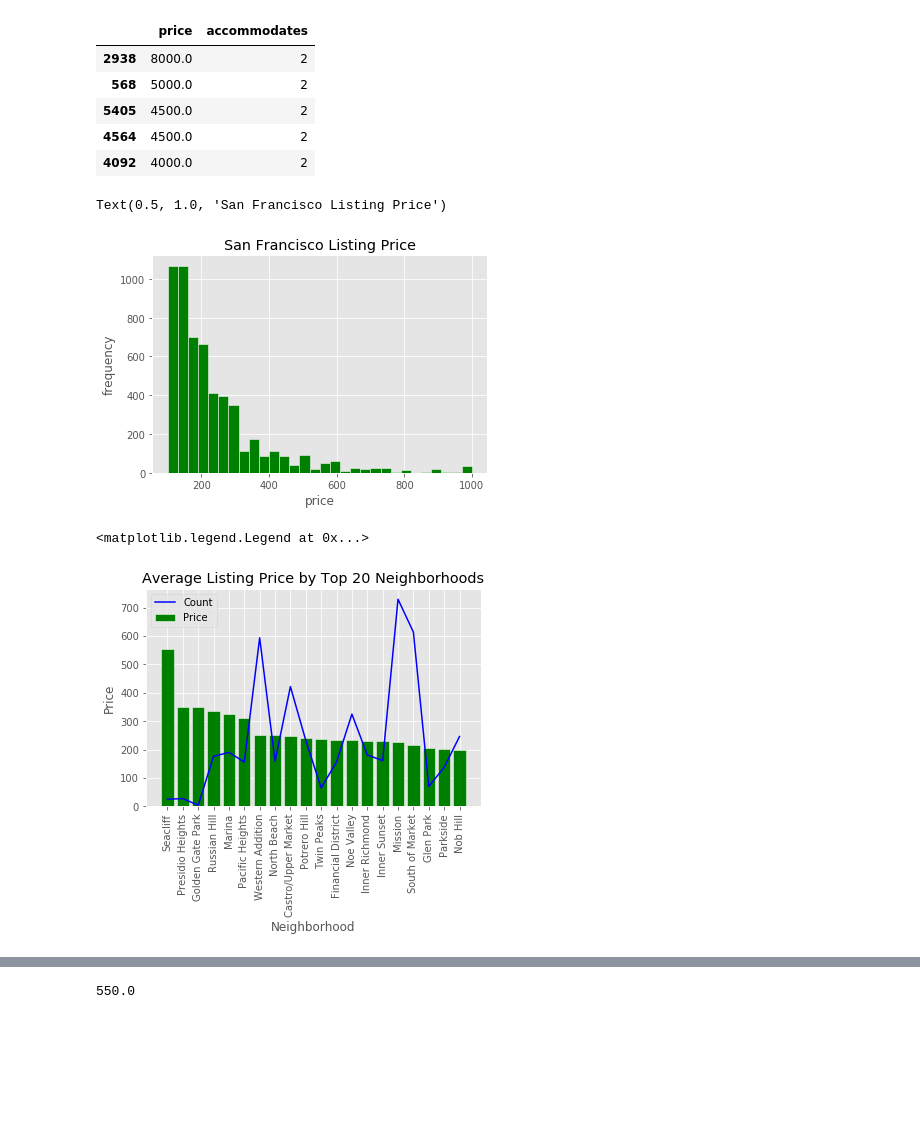
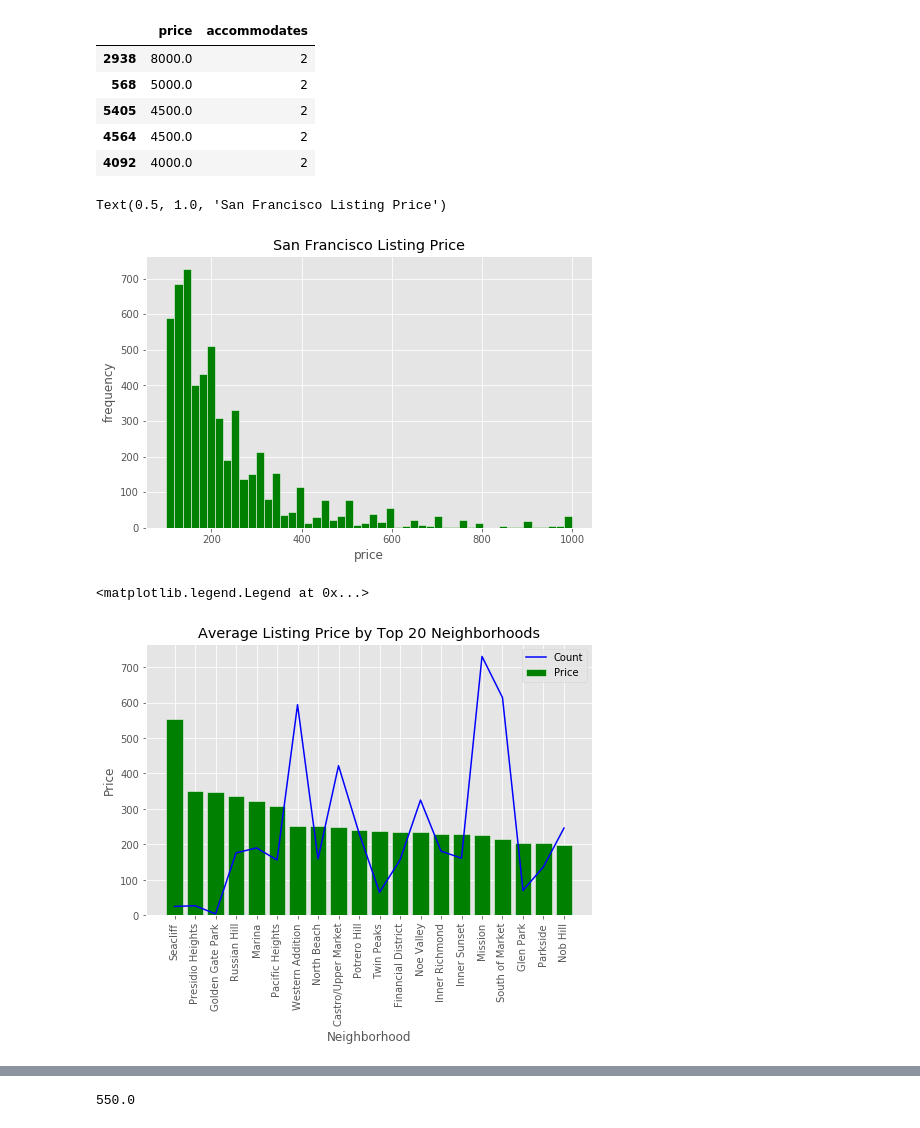
Before and after one commit to helen-tong/airbnb_1, a Jupyter notebook: eda.ipynb, the cells around one changed output, grey strips where cells are left out. Drawn from its saved outputs; the diff is of its cells as text; code cells hidden in the pictures; blank space fills up the shorter version.

Commit message:
load bigger images

```diff
--- a/eda.ipynb
+++ b/eda.ipynb
@@ -339,16 +339,16 @@ accomm.head()
 | 4564 | 4500.0 | 2 |
 | 4092 | 4000.0 | 2 |
 # %%
-fig, ax = plt.subplots()
-a = ax.hist(airbnb.price, bins=30, range=(100,1000), edgecolor='white', color='green')
+fig, ax = plt.subplots(figsize=(8,5))
+a = ax.hist(airbnb.price, bins=50, range=(100,1000), edgecolor='white', color='green')
 ax.set_xlabel('price')
 ax.set_ylabel('frequency')
 ax.set_title('San Francisco Listing Price')
 # %% [output]
 Text(0.5, 1.0, 'San Francisco Listing Price')
-[figure, old version]
+[figure, new version]
 # %%
-fig, ax = plt.subplots()
+fig, ax = plt.subplots(figsize=(8,5))
 a = ax.bar(price_per_neighbourhood.index[:20], height=price_per_neighbourhood.price[:20], edgecolor='white', color='green')
 a = ax.plot(listing.index[:20], listing['count'][:20], color='blue', zorder=2)
 ax.set_xlabel('Neighborhood')
@@ -358,5 +358,5 @@ ax.set_xticklabels(price_per_neighbourhood.index, rotation=90)
 ax.legend(labels=['Count', 'Price'])
 # %% [output]
 <matplotlib.legend.Legend at 0x...>
-[figure, old version]
+[figure, new version]
 # %%
```
Also changed, not shown: parts of 1 cell of this notebook, 6 other files.
